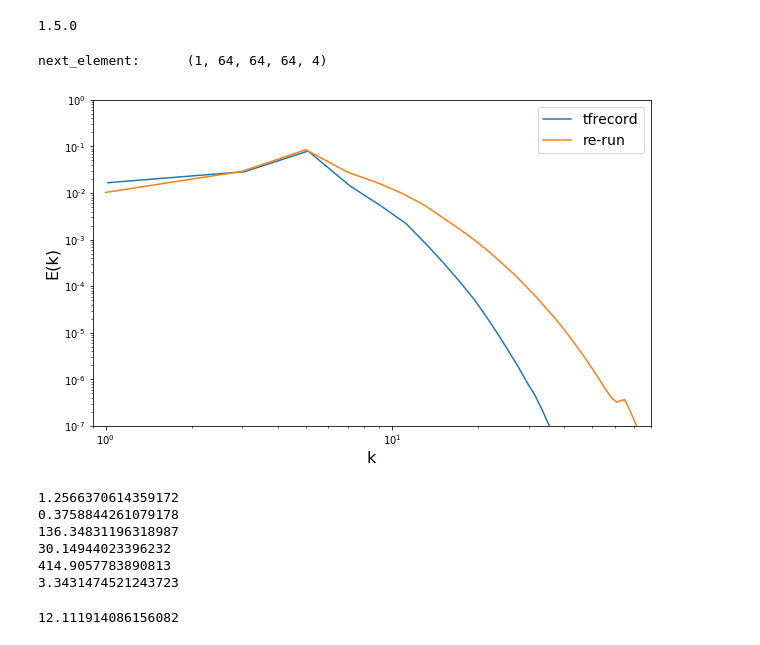
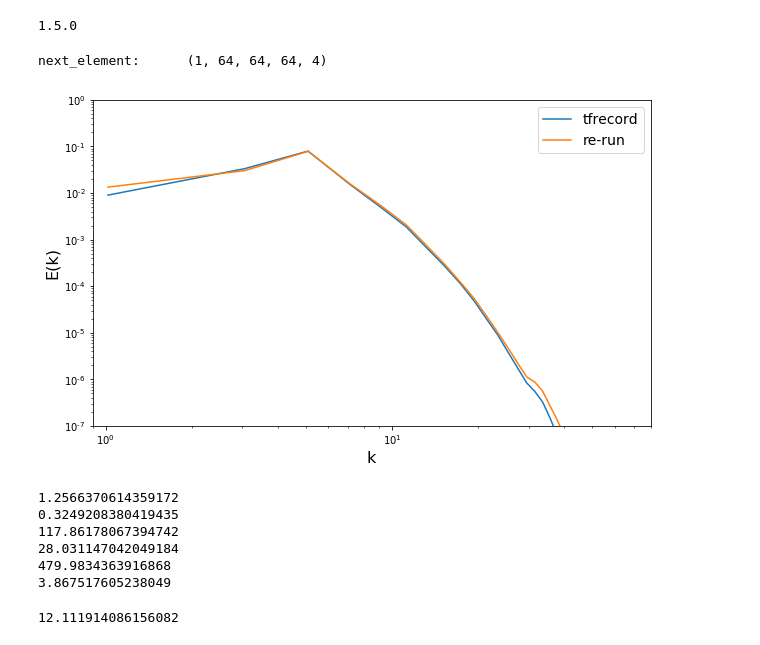
Before and after one commit to akshaysubr/TEGAN, a Jupyter notebook: plot_spectrum/plot_spectrum.ipynb, the cells around one changed output. Drawn from its saved outputs; the diff is of its cells as text; code cells hidden in the pictures.

```diff
--- a/plot_spectrum/plot_spectrum.ipynb
+++ b/plot_spectrum/plot_spectrum.ipynb
@@ -19,15 +19,16 @@ spectrum = energySpectrum3D.energySpectrum3D(64, 64, 64)
 spectrum_128 = energySpectrum3D.energySpectrum3D(N, N, N)
 # %%
 
-# file_info = ("/home/manlong/Data/HIT/output/64x64x64/Run01_", 300000)
-file_info = ("/home/manlong/IPython_Notebook/TEGAN/plot_spectrum/data/128x128x128/Run01_", 200000)
+# file_info = ("/home/manlong/Data/HIT/output/64x64x64/Run01_0 ", 200000)
+file_info = ("/home/manlong/IPython_Notebook/TEGAN/plot_spectrum/data/64x64x64/Run01_", 123000)
+# file_info = ("/home/manlong/IPython_Notebook/TEGAN/plot_spectrum/data/128x128x128/Run01_", 200000)
 
 u, v, w, p = hitDataTools.read_data(file_info)
 
 u.shape
 
-k, Ek = spectrum_128.getEnergySpectrum3D(u, v, w, nbins=None, log_binning=False)
-k, Eu = spectrum_128.getScalarSpectrum3D(u, nbins=None, log_binning=False)
+k, Ek = spectrum.getEnergySpectrum3D(u, v, w, nbins=None, log_binning=False)
+k, Eu = spectrum.getScalarSpectrum3D(u, nbins=None, log_binning=False)
 # %%
 def parseTFRecordExample(example_proto):
     features = {'u': tf.VarLenFeature(tf.float32),
@@ -67,38 +68,39 @@ def parseTFRecordExample(example_proto):
 
     return element
 # %%
-dataset = tf.data.TFRecordDataset(["./data/Run01_020000.tfrecord"])
+# dataset = tf.data.TFRecordDataset(["./data/Run01_020000.tfrecord"])
+dataset = tf.data.TFRecordDataset(["/home/manlong/Data/HIT/output/64x64x64/TFRecords/test/Run01_483200.tfrecord"])
 dataset = dataset.map(parseTFRecordExample)
 batched_dataset = dataset.batch(4)
 iterator = batched_dataset.make_one_shot_iterator()
 
 next_element = iterator.get_next()
 
 with tf.Session() as sess:
     ne, = sess.run([next_element])
     print("next_element:     ", ne.shape)
 
 u_tfr = ne[0,:,:,:,0]
 v_tfr = ne[0,:,:,:,1]
 w_tfr = ne[0,:,:,:,2]
 p_tfr = ne[0,:,:,:,3]
 
 k_tf, Ek_tf = spectrum.getEnergySpectrum3D(u_tfr, v_tfr, w_tfr, nbins=None, log_binning=False)
 k_tf, Eu_tf = spectrum.getScalarSpectrum3D(u_tfr, nbins=None, log_binning=False)
 
 plt.figure(figsize=(10,6))
 plt.loglog(k_tf, Ek_tf, label='tfrecord')
 plt.loglog(k, Ek, label='re-run')
 # plt.xlim(0.9, 40)
 plt.xlim(0.9, 80)
 plt.ylim(1.0e-7, 1)
 plt.xlabel('k', fontsize=16)
 plt.ylabel('E(k)', fontsize=16)
 plt.legend(fontsize=14)
 plt.show()
 # %% [output]
 next_element:      (1, 64, 64, 64, 4)
-[figure, old version]
+[figure, new version]
 # %%
 # u_sq = numpy.trapz(Ek, k)
 # print(u_sq)
@@ -125,11 +127,11 @@ print(safety_factor*tau_0/dt_mean)
 print(tau_0)
 # %% [output]
 1.2566370614359172
-0.3758844261079178
-136.34831196318987
-30.14944023396232
-414.9057783890813
-3.3431474521243723
+0.3249208380419435
+117.86178067394742
+28.031147042049184
+479.9834363916868
+3.867517605238049
 # %%
 1500*1000/123845
 # %% [output]
```
Also changed, not shown: 25 other files.
